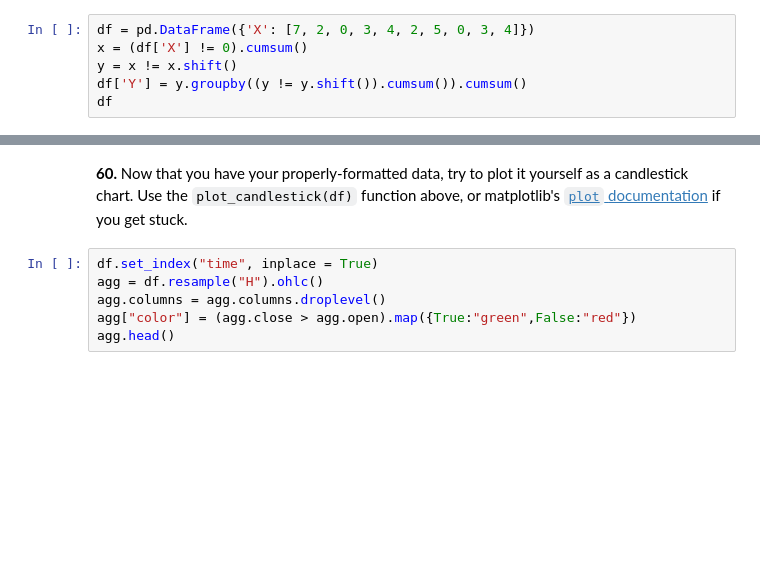
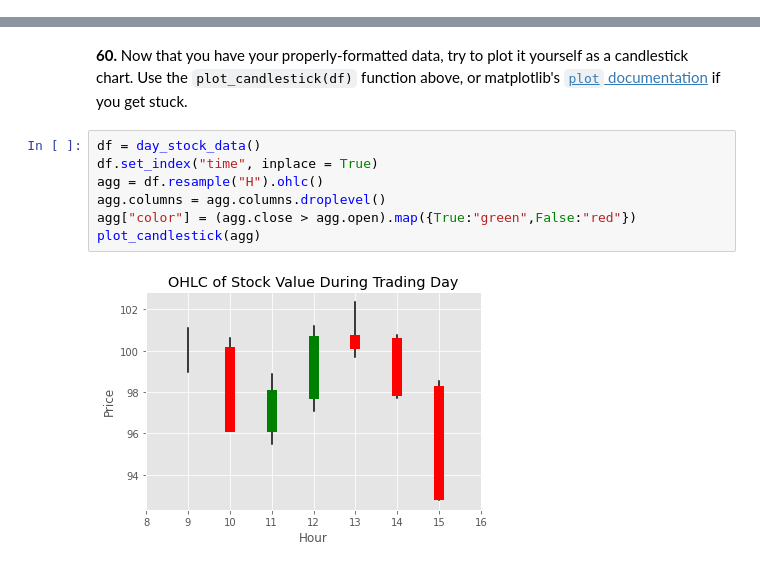
Before and after one commit to SARATHKUMARTJ/GUVI-TASK-1, a Jupyter notebook: Mypandas_tasks.ipynb, the cells around one changed output, grey strips where cells are left out. Saved outputs shown, nothing was run; the diff lists cells and outputs as text; blank space fills up the shorter version.

````diff
--- a/Mypandas_tasks.ipynb
+++ b/Mypandas_tasks.ipynb
@@ -411,8 +475,2 @@ AttributeError: ignored
 # %% [markdown]
 Here's an alternative approach based on a [cookbook recipe](http://pandas.pydata.org/pandas-docs/stable/cookbook.html#grouping):
-# %%
-df = pd.DataFrame({'X': [7, 2, 0, 3, 4, 2, 5, 0, 3, 4]})
-x = (df['X'] != 0).cumsum()
-y = x != x.shift()
-df['Y'] = y.groupby((y != y.shift()).cumsum()).cumsum()
-df
@@ -985,8 +1488,11 @@ agg.head()
 # %% [markdown]
 **60.** Now that you have your properly-formatted data, try to plot it yourself as a candlestick chart.  Use the ```plot_candlestick(df)``` function above, or matplotlib's [```plot``` documentation](https://matplotlib.org/api/_as_gen/matplotlib.axes.Axes.plot.html) if you get stuck.
 # %%
+df = day_stock_data()
 df.set_index("time", inplace = True)
 agg = df.resample("H").ohlc()
 agg.columns = agg.columns.droplevel()
 agg["color"] = (agg.close > agg.open).map({True:"green",False:"red"})
-agg.head()
+plot_candlestick(agg)
+# %% [output]
+[figure, added]
````
Also changed, not shown: parts of 55 cells of this notebook.
